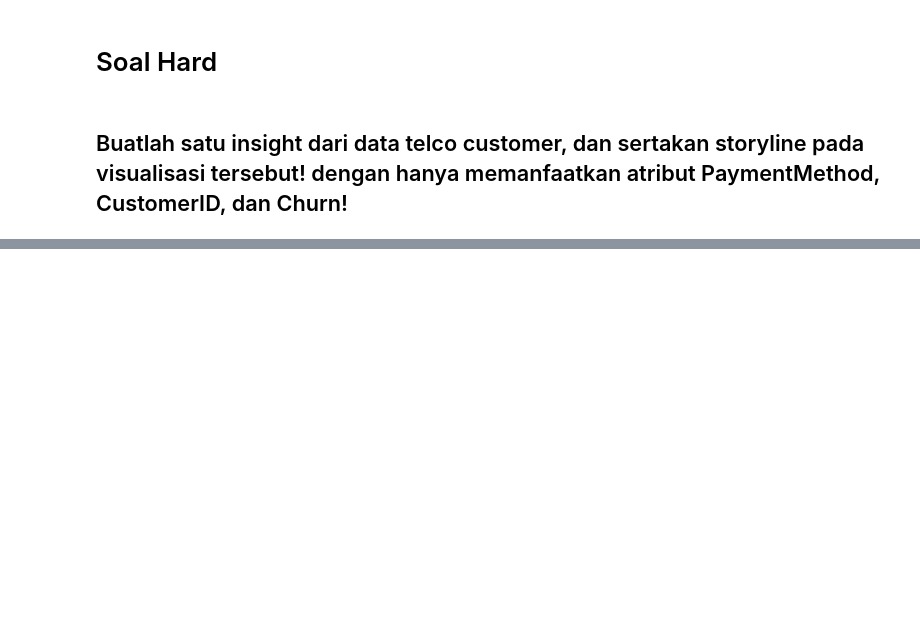
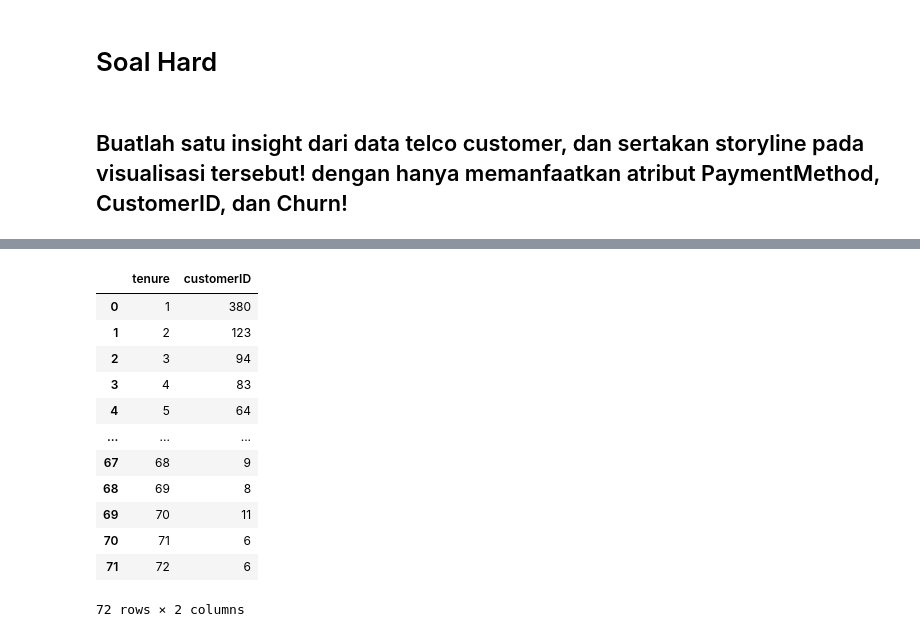
Before and after one commit to agirahmawandi/hw_datavisualitation, a Jupyter notebook: Data Visualization - Template Homework.ipynb, the cells around one changed output, grey strips where cells are left out. Drawn from its saved outputs; the diff is of its cells as text; code cells hidden in the pictures; blank space fills up the shorter version.

```diff
--- a/Data Visualization - Template Homework.ipynb
+++ b/Data Visualization - Template Homework.ipynb
@@ -307,3 +254,5 @@ $\textbf{Jangan lupa kasih kesimpulan dari visualisasi yang kalian buat! Isi sep
 ## Buatlah satu insight dari data telco customer, dan sertakan storyline pada visualisasi tersebut! dengan hanya memanfaatkan atribut PaymentMethod, CustomerID, dan Churn!
 # %%
 # your code goes here!
+df_st = pd.read_csv('telco_customer.csv')
+df_st.info()
@@ -309,0 +279,23 @@ $\textbf{Jangan lupa kasih kesimpulan dari visualisasi yang kalian buat! Isi sep
+# %%
+df_st['Status']= np.where(
+    (df_st['SeniorCitizen']==1)|(df_st['Partner']=='Yes')|(df_st['Dependents']=='Yes'),
+    'Married','Single'
+)
+data=df_st[['customerID','tenure','Contract','MonthlyCharges','Status','Churn']]
+# %%
+df_gt = (data[data['Churn']=='Yes'].groupby('tenure').agg('customerID').nunique().reset_index())
+df_gt
+# %% [output]
+|  | tenure | customerID |
+| 0 | 1 | 380 |
+| 1 | 2 | 123 |
+| 2 | 3 | 94 |
+| 3 | 4 | 83 |
+| 4 | 5 | 64 |
+| ... | ... | ... |
+| 67 | 68 | 9 |
+| 68 | 69 | 8 |
+| 69 | 70 | 11 |
+| 70 | 71 | 6 |
+| 71 | 72 | 6 |
+72 rows × 2 columns
```
Also changed, not shown: parts of 18 cells of this notebook.
